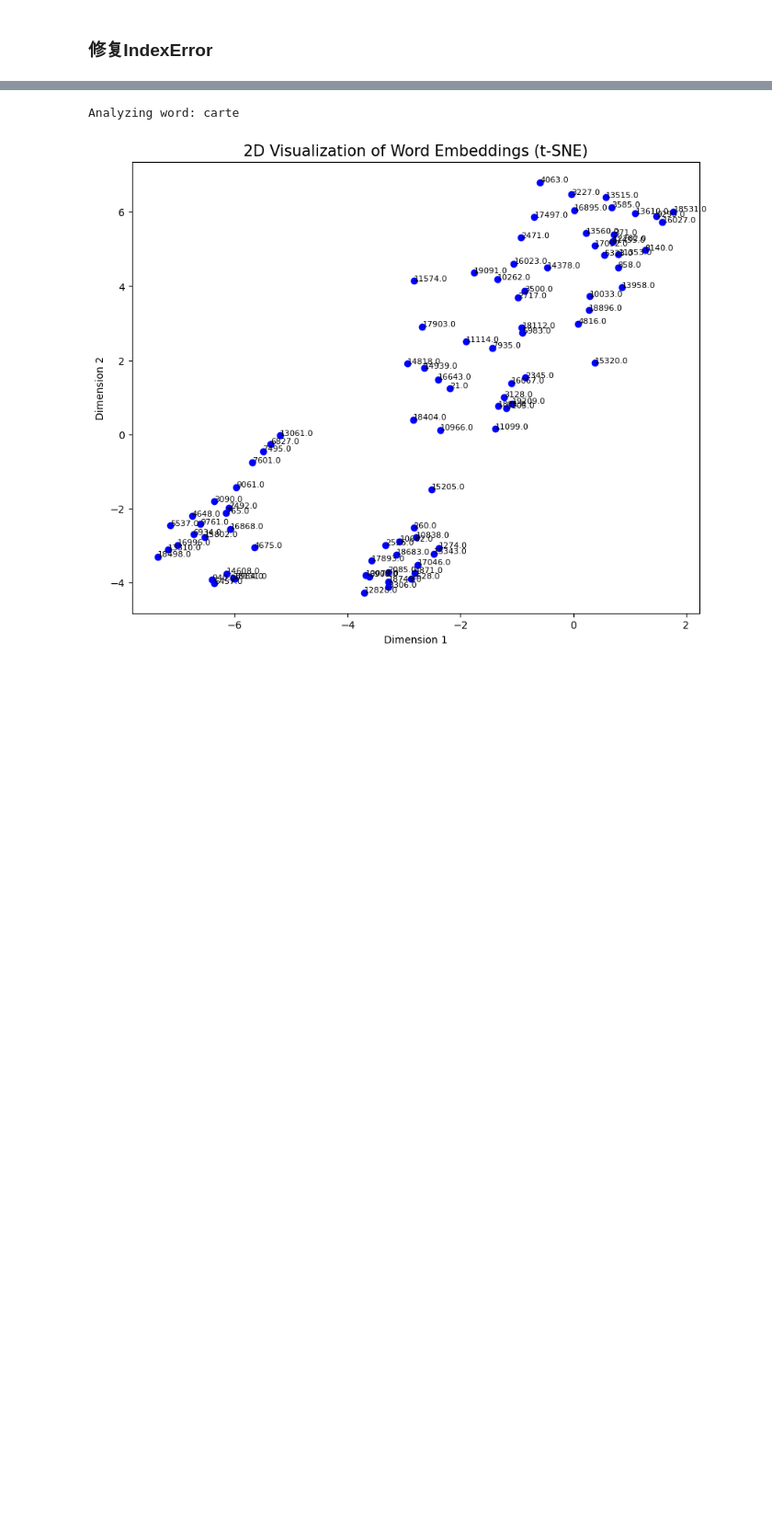
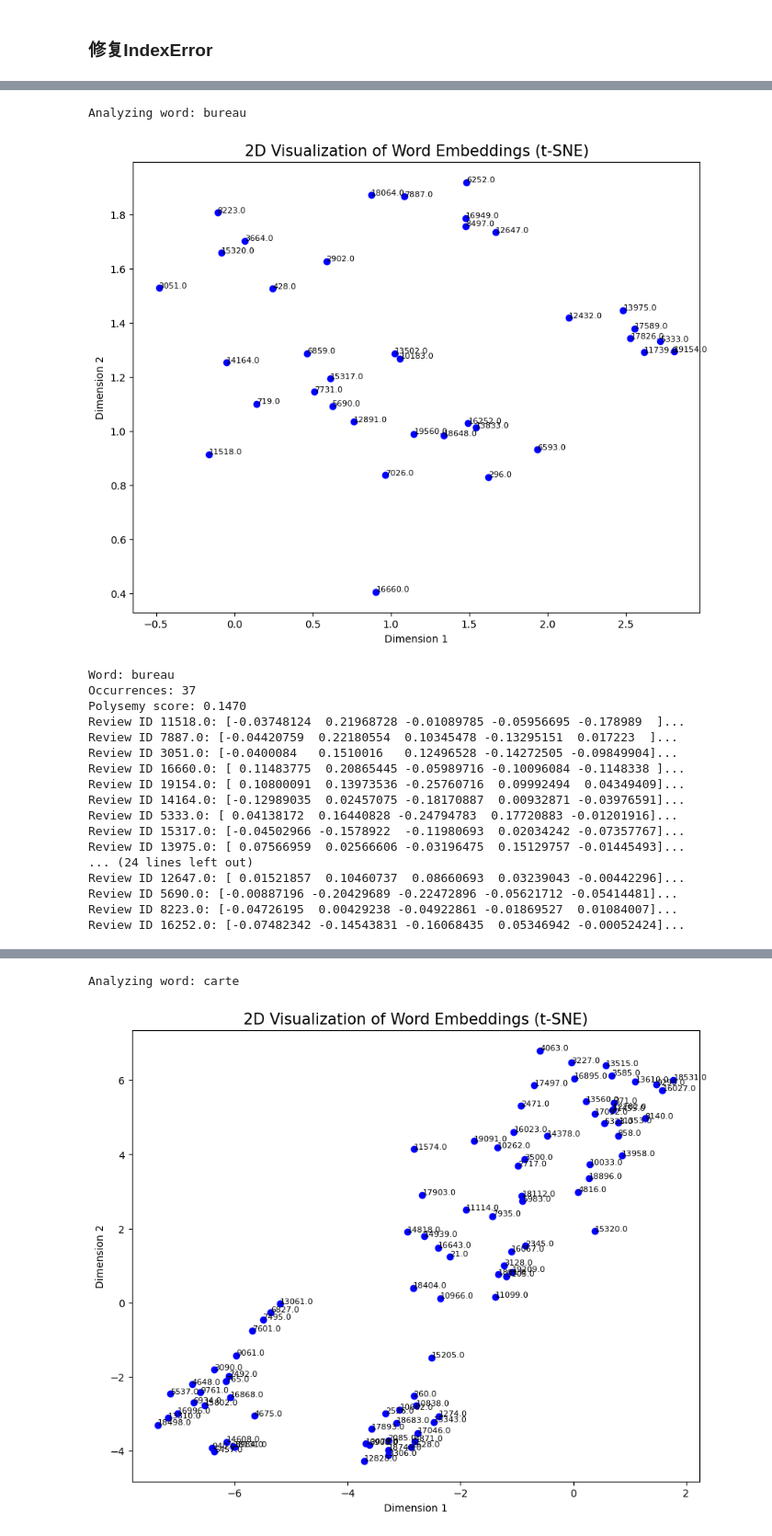
Before and after one commit to Flore-Z525/semantique_computionnelle_m2, a Jupyter notebook: ver4.ipynb, the cells around one changed output, grey strips where cells are left out. Shown at 92% size. Drawn from its saved outputs; the diff is of its cells as text; code cells hidden in the pictures; blank space fills up the shorter version.

```diff
--- a/ver4.ipynb
+++ b/ver4.ipynb
@@ -2,0 +195,23 @@
+# %%
+target_words = ['bureau']
+results = quick_polysemy_analysis(file_path, target_words, sample_size=100)
+# %% [output]
+Analyzing word: bureau
+[figure, added]
+Word: bureau
+Occurrences: 37
+Polysemy score: 0.1470
+Review ID 11518.0: [-0.03748124  0.21968728 -0.01089785 -0.05956695 -0.178989  ]...
+Review ID 7887.0: [-0.04420759  0.22180554  0.10345478 -0.13295151  0.017223  ]...
+Review ID 3051.0: [-0.0400084   0.1510016   0.12496528 -0.14272505 -0.09849904]...
+Review ID 16660.0: [ 0.11483775  0.20865445 -0.05989716 -0.10096084 -0.1148338 ]...
+Review ID 19154.0: [ 0.10800091  0.13973536 -0.25760716  0.09992494  0.04349409]...
+Review ID 14164.0: [-0.12989035  0.02457075 -0.18170887  0.00932871 -0.03976591]...
+Review ID 5333.0: [ 0.04138172  0.16440828 -0.24794783  0.17720883 -0.01201916]...
+Review ID 15317.0: [-0.04502966 -0.1578922  -0.11980693  0.02034242 -0.07357767]...
+Review ID 13975.0: [ 0.07566959  0.02566606 -0.03196475  0.15129757 -0.01445493]...
+... (24 lines left out)
+Review ID 12647.0: [ 0.01521857  0.10460737  0.08660693  0.03239043 -0.00442296]...
+Review ID 5690.0: [-0.00887196 -0.20429689 -0.22472896 -0.05621712 -0.05414481]...
+Review ID 8223.0: [-0.04726195  0.00429238 -0.04922861 -0.01869527  0.01084007]...
+Review ID 16252.0: [-0.07482342 -0.14543831 -0.16068435  0.05346942 -0.00052424]...
```
Also changed, not shown: parts of 16 cells of this notebook.
